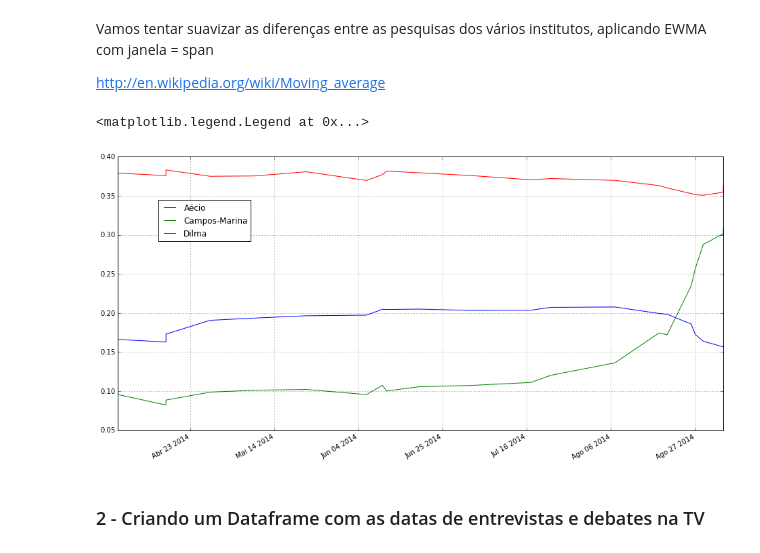
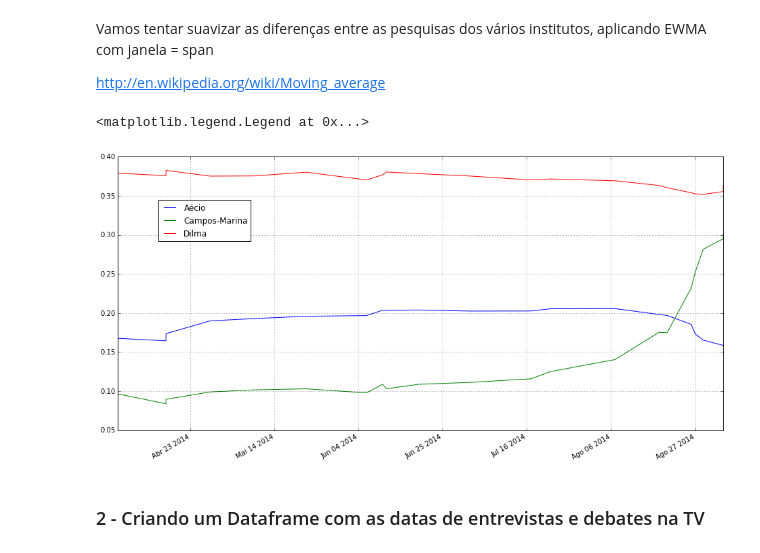
Before and after one commit to fccoelho/analisaMC, a Jupyter notebook: pesquisas_eleitorais.ipynb, the cells around one changed output. Drawn from its saved outputs; the diff is of its cells as text; code cells hidden in the pictures.

```diff
--- a/pesquisas_eleitorais.ipynb
+++ b/pesquisas_eleitorais.ipynb
@@ -128,22 +128,22 @@ http://en.wikipedia.org/wiki/Moving_average
 # %%
 df_pesquisas2 = df_pesquisas.copy()
 ewma = pd.stats.moments.ewma
 
 fig, ax = plt.subplots(nrows=1, ncols=1, figsize=(16,8))
 for candidato in [u'Aécio',u'Campos-Marina','Dilma']:
     # take EWMA in both directions with a smaller span term
-    fwd = ewma(df_pesquisas[candidato], span=6 ) # take EWMA in fwd direction
-    bwd = ewma(df_pesquisas[candidato][::-1], span=6 ) # take EWMA in bwd direction
+    fwd = ewma(df_pesquisas[candidato], span=7 ) # take EWMA in fwd direction
+    bwd = ewma(df_pesquisas[candidato][::-1], span=7 ) # take EWMA in bwd direction
     new_vector = np.vstack((fwd, bwd[::-1])) # lump fwd and bwd together
     new_vector = np.mean(new_vector, axis=0) # average
     df_pesquisas2[candidato] = new_vector
     #plot(ewma(df_pesquisas[candidato], span=6 ), label='EWMA, span=6' ) # regular EWMA, with bias against trend
     #ax.plot(new_vector, label=candidato) # "corrected" (reverse-recombined) EWMA
 df_pesquisas2.plot(ax=ax)
 ax.legend(bbox_to_anchor=(0.3, 0.8),bbox_transform=plt.gcf().transFigure)
 # %% [output]
 <matplotlib.legend.Legend at 0x...>
-[figure, old version]
+[figure, new version]
 # %% [markdown]
 ### 2 - Criando um Dataframe com as datas de entrevistas e debates na TV
 # %%
```
Also changed, not shown: parts of 9 cells of this notebook.
